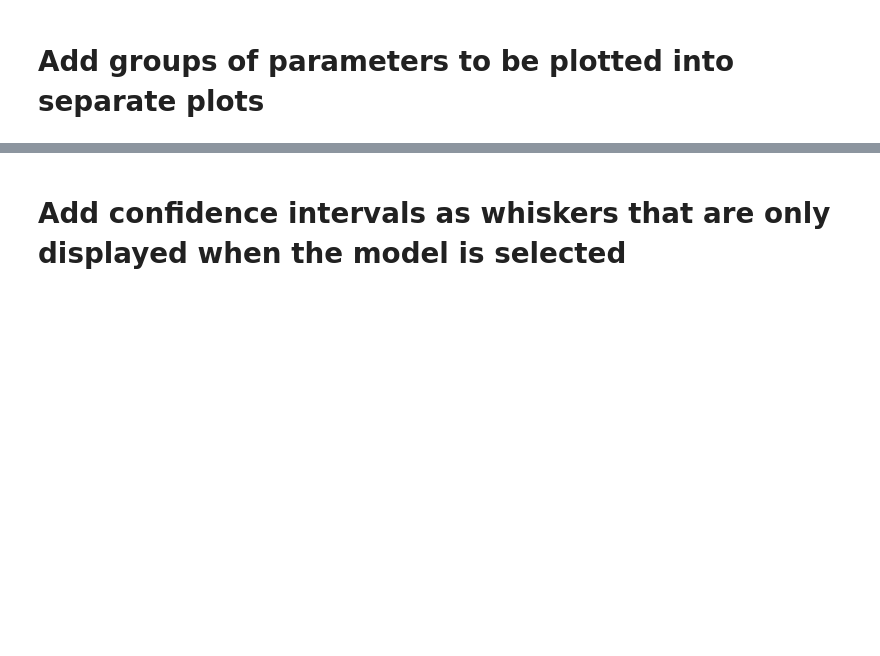
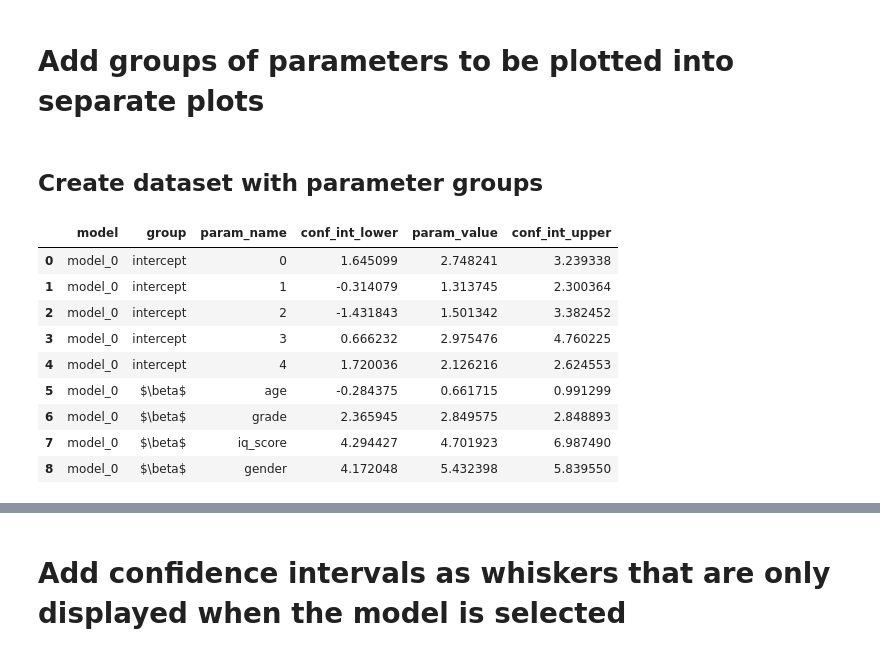
Before and after one commit to janosg/comparison_plot, a Jupyter notebook: comparison_plot_stages.ipynb, the cells around one changed output, grey strips where cells are left out. Saved outputs shown, nothing was run; the diff lists cells and outputs as text; code cells hidden in the pictures; blank space fills up the shorter version.

```diff
--- a/comparison_plot_stages.ipynb
+++ b/comparison_plot_stages.ipynb
@@ -236,2 +286,51 @@ styled_comparison_plot(df1)
 # %% [markdown]
 # Add groups of parameters to be plotted into separate plots
+# %% [markdown]
+## Create dataset with parameter groups
+# %%
+df2 = pd.DataFrame()
+
+nr_models = 10
+nr_intercepts = 5
+
+intercept_tuples = [str(i) for i in range(nr_intercepts)]
+short_controls = ['age', 'grade', 'iq_score', 'gender']
+long_controls = short_controls + [
+    'parent_educ', 'parent_inc', 'parent_occup', 'dist_to_school',
+    'single_parent', 'single_parent_x_parent_inc']
+
+cols = ['model', 'param_value', 'param_name', 'conf_int_lower', 'conf_int_upper', 'group']
+
+for i in range(nr_models):
+    if i < 0.7 * nr_models:
+        ctrl_names = short_controls
+        factor = 0.5
+    else:
+        ctrl_names = long_controls
+        factor = 0.7
+    nr_params = nr_intercepts + len(ctrl_names)
+
+    df = pd.DataFrame(columns=cols)
+    df['param_name'] = [str(i) for i in range(nr_intercepts)] + ctrl_names
+    df['param_value'] = factor * np.arange(nr_params) + np.random.normal(0, 1, nr_params)
+    df['conf_int_lower'] = df['param_value'] - np.random.normal(1, factor, nr_params)
+    df['conf_int_upper'] = df['param_value'] + np.random.normal(1, factor, nr_params)
+    df['group'] = ['intercept'] * nr_intercepts + [r'$\beta$'] * len(ctrl_names)
+    df['model'] = 'model_' + str(i)
+
+    df2 = pd.concat([df2, df], axis=0, sort=False)
+
+df2.reset_index(inplace=True, drop=True)
+df2 = df2[['model', 'group', 'param_name', 'conf_int_lower', 'param_value', 'conf_int_upper']]
+df2[:9]
+# %% [output]
+|  | model | group | param_name | conf_int_lower | param_value | conf_int_upper |
+| 0 | model_0 | intercept | 0 | 1.645099 | 2.748241 | 3.239338 |
+| 1 | model_0 | intercept | 1 | -0.314079 | 1.313745 | 2.300364 |
+| 2 | model_0 | intercept | 2 | -1.431843 | 1.501342 | 3.382452 |
+| 3 | model_0 | intercept | 3 | 0.666232 | 2.975476 | 4.760225 |
+| 4 | model_0 | intercept | 4 | 1.720036 | 2.126216 | 2.624553 |
+| 5 | model_0 | $\beta$ | age | -0.284375 | 0.661715 | 0.991299 |
+| 6 | model_0 | $\beta$ | grade | 2.365945 | 2.849575 | 2.848893 |
+| 7 | model_0 | $\beta$ | iq_score | 4.294427 | 4.701923 | 6.987490 |
+| 8 | model_0 | $\beta$ | gender | 4.172048 | 5.432398 | 5.839550 |
```
Also changed, not shown: parts of 17 cells of this notebook, 2 other files.
